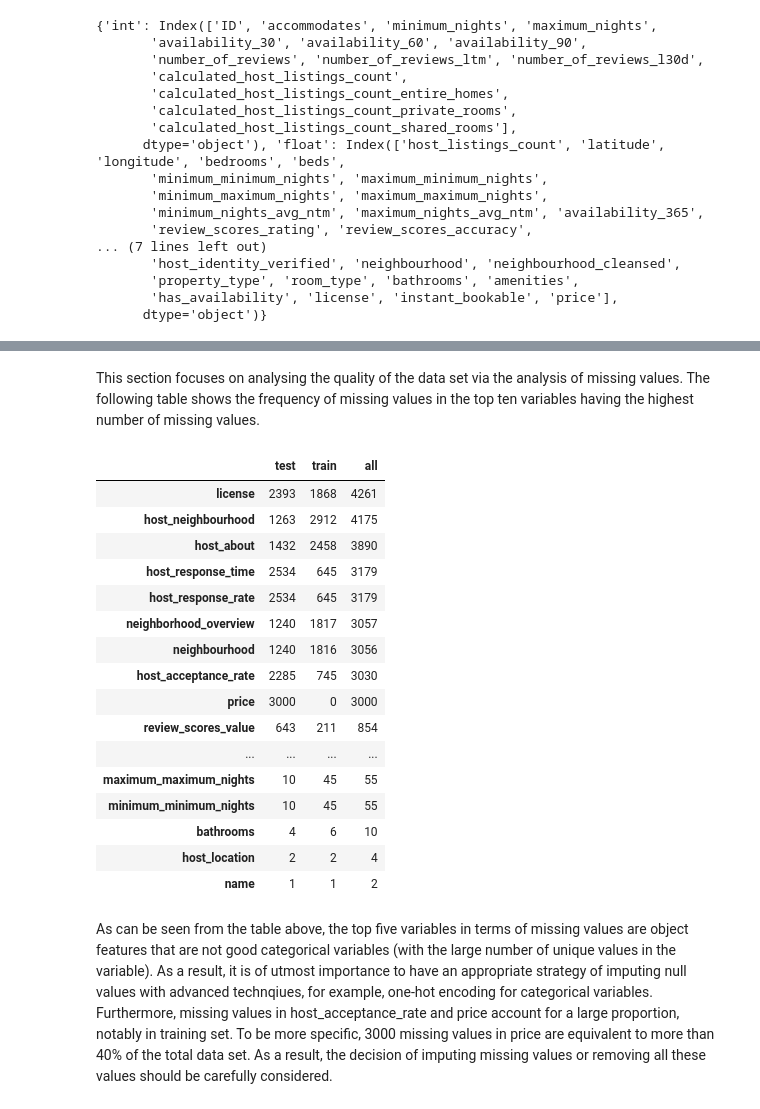
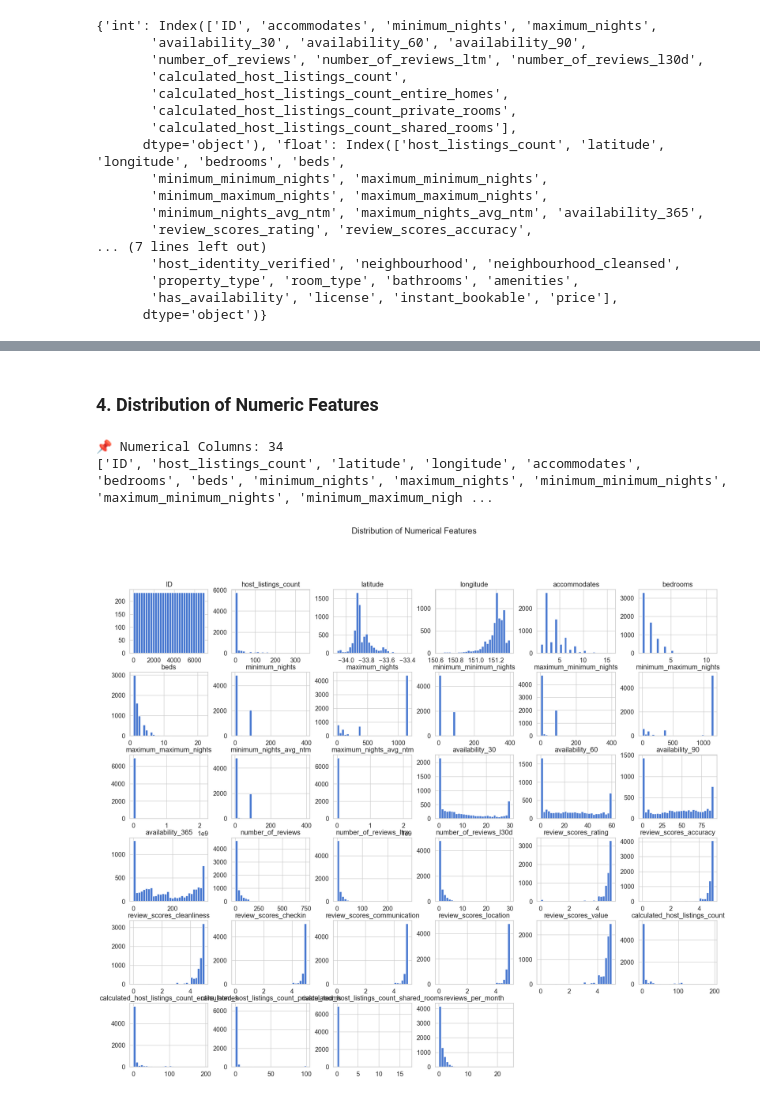
Before and after one commit to ethanaire/Sydney-Airbnb-prices-prediction, a Jupyter notebook: notebooks/01_data_exploration.ipynb, the cells around one changed output, grey strips where cells are left out. Cells and saved outputs as stored; diff of their text form; code cells hidden in the pictures.

```diff
--- a/notebooks/01_data_exploration.ipynb
+++ b/notebooks/01_data_exploration.ipynb
@@ -158,34 +196,18 @@ The numerical fields cover the geographical terms, available number of nights fo
-# %% [markdown]
-This section focuses on analysing the quality of the data set via the analysis of missing values. The following table shows the frequency of missing values in the top ten variables having the highest number of missing values.
-# %%
-# Create new df to store the number of missing values
-missing_df = df.groupby(level=0).apply(lambda x: x.isnull().sum()).T
-
-# Create a filter to retain only features with at least 1 missing value
-missing_df = missing_df.loc[missing_df.sum(axis=1) > 0]
-
-# Add new column to sum the number of missing values
-missing_df["all"] = missing_df.sum(axis=1)
-
-# Sort the missing_df
-missing_df.sort_values(by="all", ascending=False)
-# %% [output]
-|  | test | train | all |
-| license | 2393 | 1868 | 4261 |
-| host_neighbourhood | 1263 | 2912 | 4175 |
-| host_about | 1432 | 2458 | 3890 |
-| host_response_time | 2534 | 645 | 3179 |
-| host_response_rate | 2534 | 645 | 3179 |
-| neighborhood_overview | 1240 | 1817 | 3057 |
-| neighbourhood | 1240 | 1816 | 3056 |
-| host_acceptance_rate | 2285 | 745 | 3030 |
-| price | 3000 | 0 | 3000 |
-| review_scores_value | 643 | 211 | 854 |
-| ... | ... | ... | ... |
-| maximum_maximum_nights | 10 | 45 | 55 |
-| minimum_minimum_nights | 10 | 45 | 55 |
-| bathrooms | 4 | 6 | 10 |
-| host_location | 2 | 2 | 4 |
-| name | 1 | 1 | 2 |
-# %% [markdown]
-As can be seen from the table above, the top five variables in terms of missing values are object features that are not good categorical variables (with the large number of unique values in the variable). As a result, it is of utmost importance to have an appropriate strategy of imputing null values with advanced technqiues, for example, one-hot encoding for categorical variables. Furthermore, missing values in host_acceptance_rate and price account for a large proportion, notably in training set. To be more specific, 3000 missing values in price are equivalent to more than 40% of the total data set. As a result, the decision of imputing missing values or removing all these values should be carefully considered.
+# %% [markdown]
+### 4. Distribution of Numeric Features
+# %%
+# Define numeric columns only
+num_cols = df_train.select_dtypes(include=["float64", "int64"]).columns
+
+print(f"\n📌 Numerical Columns: {len(num_cols)}")
+print(num_cols.tolist())
+# %% [output]
+📌 Numerical Columns: 34
+['ID', 'host_listings_count', 'latitude', 'longitude', 'accommodates', 'bedrooms', 'beds', 'minimum_nights', 'maximum_nights', 'minimum_minimum_nights', 'maximum_minimum_nights', 'minimum_maximum_nigh ...
+# %%
+# 4️⃣ Distribution of Numeric Features
+df_train[num_cols].hist(figsize=(22, 18), bins=30)
+plt.suptitle("Distribution of Numerical Features")
+plt.show()
+# %% [output]
+[figure, added]
```
Also changed, not shown: parts of 19 cells of this notebook.
